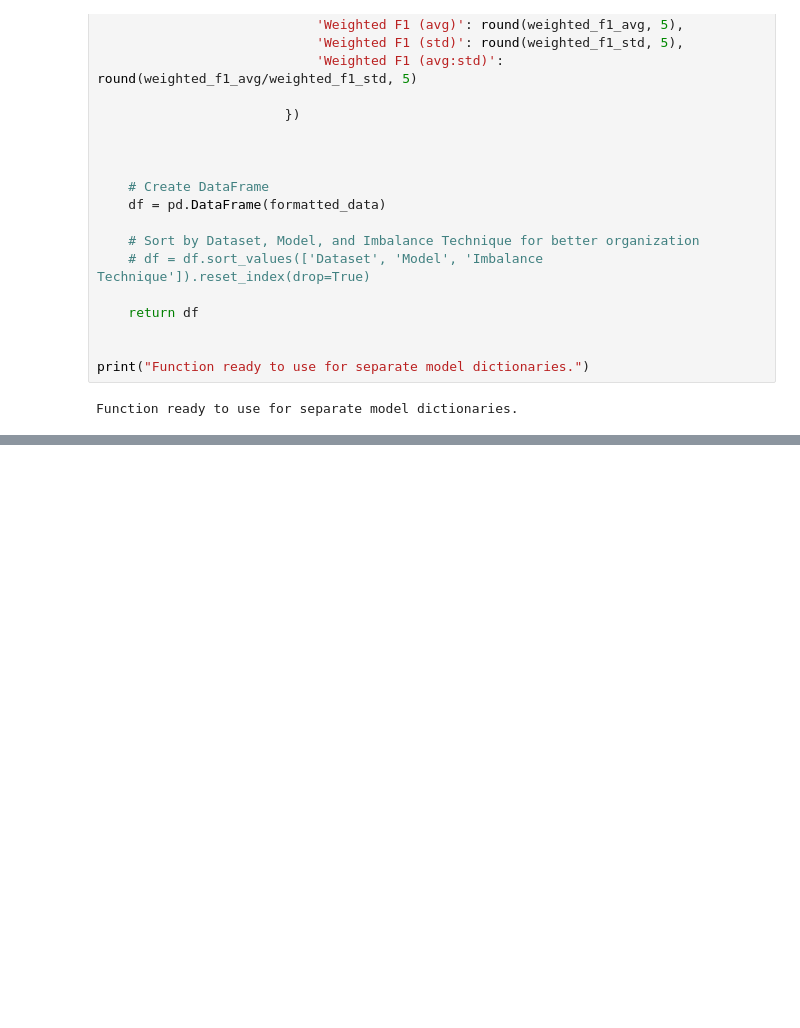
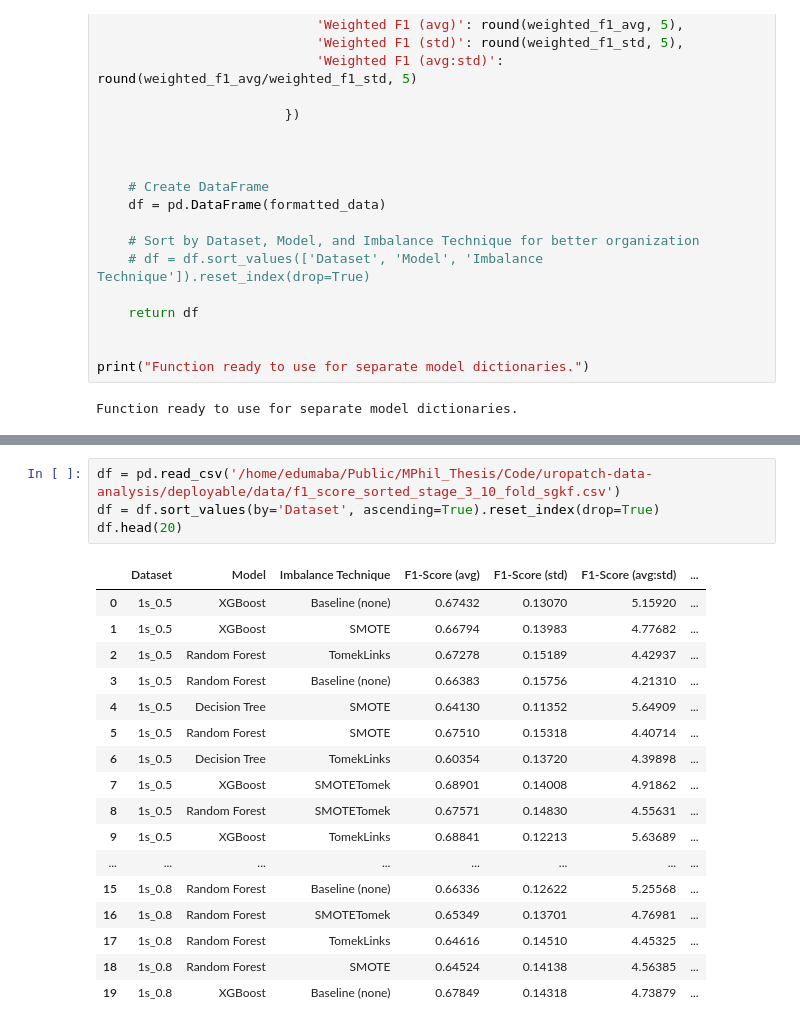
Before and after one commit to edumabagraham/uropatch-data-analysis, a Jupyter notebook: deployable/stage_3_selection.ipynb, the cells around one changed output, grey strips where cells are left out. Drawn from its saved outputs; the diff is of its cells as text; blank space fills up the shorter version.

```diff
--- a/deployable/stage_3_selection.ipynb
+++ b/deployable/stage_3_selection.ipynb
@@ -145,0 +196,22 @@ df_sorted_f1_score.to_csv('/home/edumaba/Public/MPhil_Thesis/Code/uropatch-data-
+# %%
+df = pd.read_csv('/home/edumaba/Public/MPhil_Thesis/Code/uropatch-data-analysis/deployable/data/f1_score_sorted_stage_3_10_fold_sgkf.csv')
+df = df.sort_values(by='Dataset', ascending=True).reset_index(drop=True)
+df.head(20)
+# %% [output]
+|  | Dataset | Model | Imbalance Technique | F1-Score (avg) | F1-Score (std) | F1-Score (avg:std) | ... |
+| 0 | 1s_0.5 | XGBoost | Baseline (none) | 0.67432 | 0.13070 | 5.15920 | ... |
+| 1 | 1s_0.5 | XGBoost | SMOTE | 0.66794 | 0.13983 | 4.77682 | ... |
+| 2 | 1s_0.5 | Random Forest | TomekLinks | 0.67278 | 0.15189 | 4.42937 | ... |
+| 3 | 1s_0.5 | Random Forest | Baseline (none) | 0.66383 | 0.15756 | 4.21310 | ... |
+| 4 | 1s_0.5 | Decision Tree | SMOTE | 0.64130 | 0.11352 | 5.64909 | ... |
+| 5 | 1s_0.5 | Random Forest | SMOTE | 0.67510 | 0.15318 | 4.40714 | ... |
+| 6 | 1s_0.5 | Decision Tree | TomekLinks | 0.60354 | 0.13720 | 4.39898 | ... |
+| 7 | 1s_0.5 | XGBoost | SMOTETomek | 0.68901 | 0.14008 | 4.91862 | ... |
+| 8 | 1s_0.5 | Random Forest | SMOTETomek | 0.67571 | 0.14830 | 4.55631 | ... |
+| 9 | 1s_0.5 | XGBoost | TomekLinks | 0.68841 | 0.12213 | 5.63689 | ... |
+| ... | ... | ... | ... | ... | ... | ... | ... |
+| 15 | 1s_0.8 | Random Forest | Baseline (none) | 0.66336 | 0.12622 | 5.25568 | ... |
+| 16 | 1s_0.8 | Random Forest | SMOTETomek | 0.65349 | 0.13701 | 4.76981 | ... |
+| 17 | 1s_0.8 | Random Forest | TomekLinks | 0.64616 | 0.14510 | 4.45325 | ... |
+| 18 | 1s_0.8 | Random Forest | SMOTE | 0.64524 | 0.14138 | 4.56385 | ... |
+| 19 | 1s_0.8 | XGBoost | Baseline (none) | 0.67849 | 0.14318 | 4.73879 | ... |
```
Also changed, not shown: parts of 8 cells of this notebook, 29 other files.
